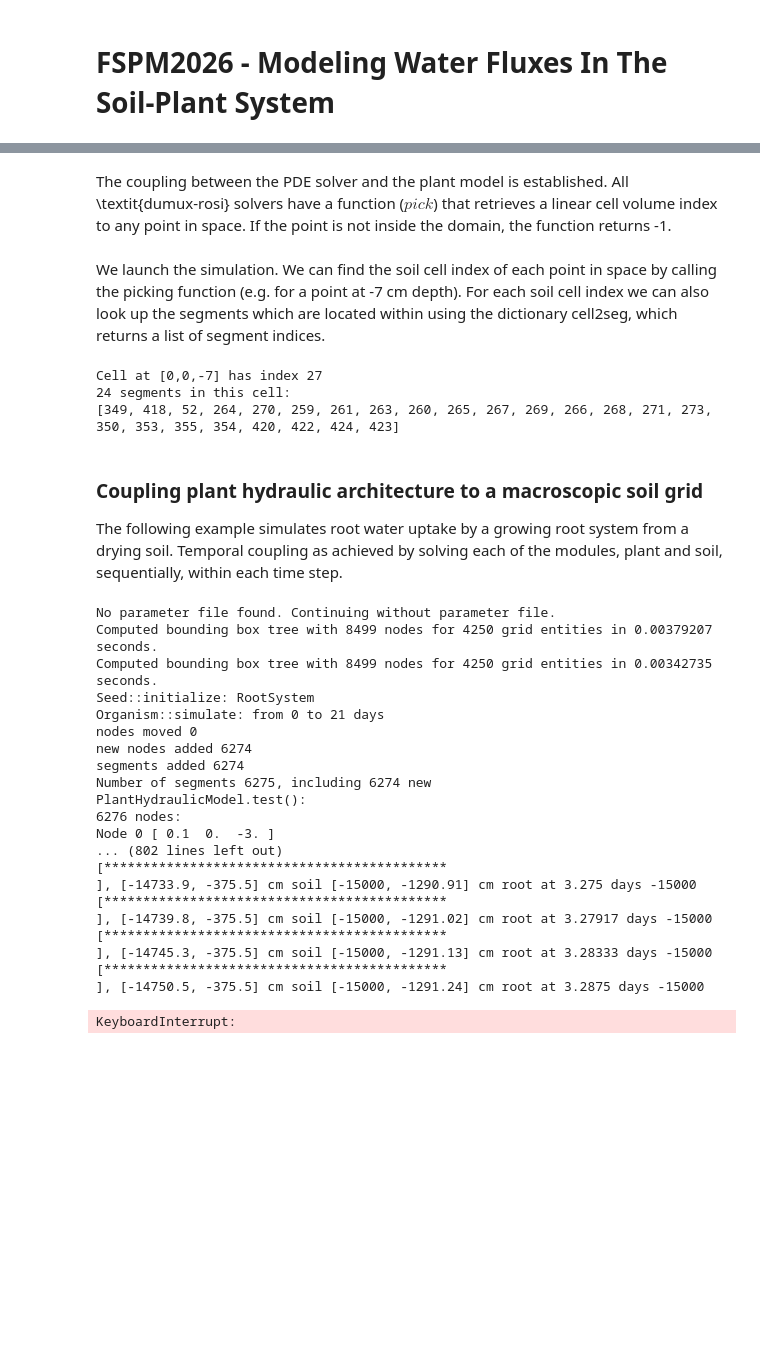
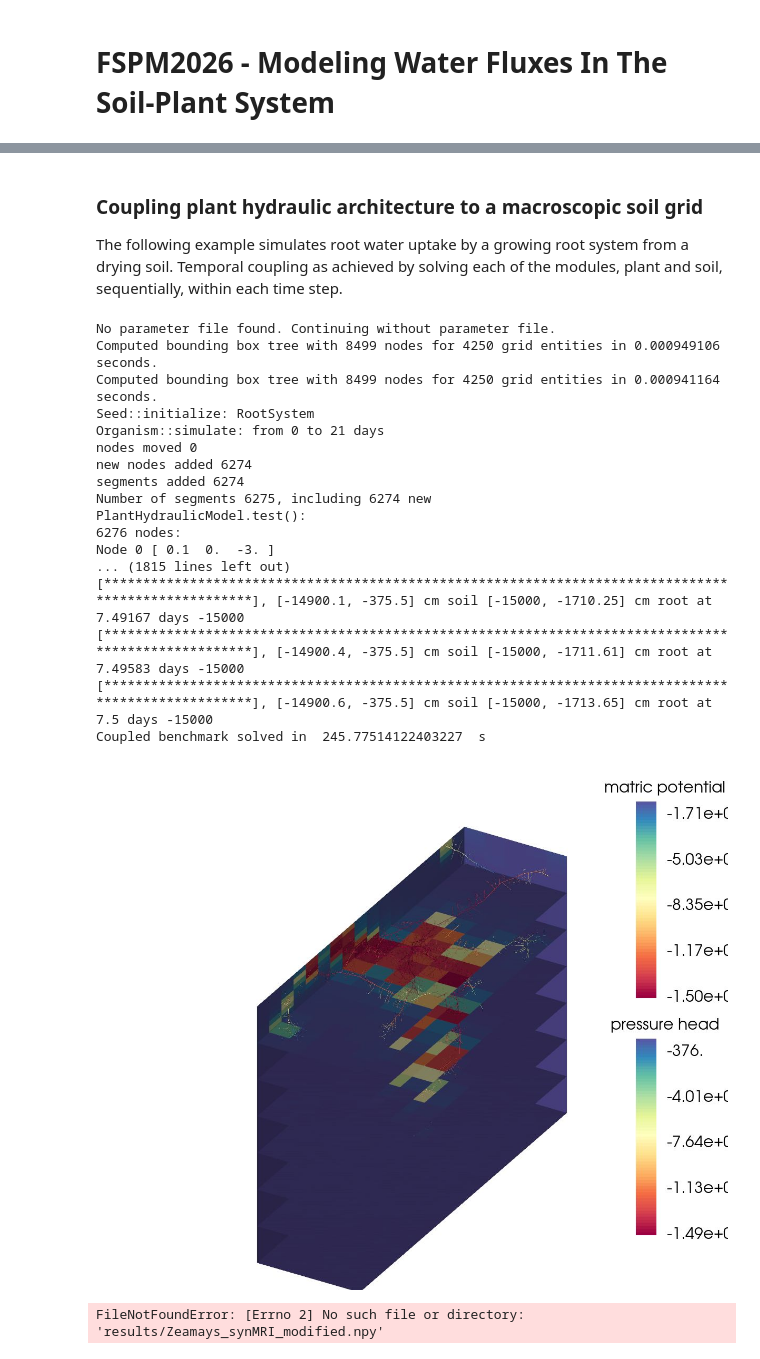
Before and after one commit to Plant-Root-Soil-Interactions-Modelling/CPlantBox, a Jupyter notebook: tutorial/jupyter/fspm_2026/4_coupled_soil_root_hydraulics.ipynb, the cells around one changed output, grey strips where cells are left out. Cells and saved outputs as stored; diff of their text form; code cells hidden in the pictures; blank space fills up the shorter version.

```diff
--- a/tutorial/jupyter/fspm_2026/4_coupled_soil_root_hydraulics.ipynb
+++ b/tutorial/jupyter/fspm_2026/4_coupled_soil_root_hydraulics.ipynb
@@ -48,45 +3,3 @@ Computed bounding box tree with 71 nodes for 36 grid entities in 2.0759e-05 seco
-# %% [markdown]
-The coupling between the PDE solver and the plant model is established. All \textit{dumux-rosi} solvers have a function ($pick$) that retrieves a linear cell volume index to any point in space. If the point is not inside the domain, the function returns -1.
-# %%
-
-# Coupling
-def picker(x, y, z):
-    """soil grid cell index for position (x, y, z)"""
-    return s.pick([x, y, z])
-
-
-plant.setSoilGrid(picker)
-# %% [markdown]
-We launch the simulation. We can find the soil cell index of each point in space by calling the picking function (e.g. for a point at -7 cm depth). For each soil cell index we can also look up the segments which are located within using the dictionary cell2seg, which returns a list of segment indices.
-# %%
-# Simulate
-plant.simulate(10.0, False)
-
-# Find segment indices in a grid cell
-ci = plant.soil_index(0, 0, -7)  # grid cell index
-print("Cell at [0,0,-7] has index", ci)
-try:
-    print(len(plant.cell2seg[ci]), "segments in this cell:")
-    print(plant.cell2seg[ci])
-except Exception:
-    print("There are no segments in this cell")
-
-# Find grid cell index for segment
-segs = plant.segments
-x = np.array([plant.seg2cell[i] for i in range(0, len(segs))])
-
-# Visualize
-ana = pb.SegmentAnalyser(plant.mappedSegments())
-ana.addData("linear_index", x)
-pd = vp.segs_to_polydata(ana, 1.0, ["radius", "linear_index"])
-root_actor, root_cbar = vp.plot_roots(pd, "linear_index", "Segment index", False)
-grid = vp.uniform_grid(box_min, box_max, cell_number)
-mesh_actor, mesh_cbar = vp.plot_mesh(grid, "", "", False)
-vp.render_window([mesh_actor[0], root_actor], "Test mapping", root_cbar, grid.GetBounds()).Start()
-# %% [output]
-Cell at [0,0,-7] has index 27
-24 segments in this cell:
-[349, 418, 52, 264, 270, 259, 261, 263, 260, 265, 267, 269, 266, 268, 271, 273, 350, 353, 355, 354, 420, 422, 424, 423]
 # %% [markdown]
 ### Coupling plant hydraulic architecture to a macroscopic soil grid
 The following example simulates root water uptake by a growing root system from a drying soil. Temporal coupling as achieved  by solving each of the modules, plant and soil, sequentially, within each time step.
@@ -191,39 +104,41 @@ for i in range(0, n_steps):  # |\label{l72c:loop}|
     )
 
     t += dt  # [day]
 
 print("Coupled benchmark solved in ", timeit.default_timer() - start_time, " s")  # |\label{l72c:timing}|
 
 # VTK visualisation |\label{l72c:plots}|
-vp.plot_roots_and_soil(hm.ms.mappedSegments(), "matric potential", h_x, s, True, np.array(box_min), np.array(box_max), cell_number)
+vp.plot_roots_and_soil(hm.ms.mappedSegments(), "matric potential", h_x, s, True, np.array(box_min), np.array(box_max),
+                       cell_number, interactiveImage = False)
 
 # Transpiration over time
 fig, ax1 = figure_style.subplots12(1, 1)
 ax1.plot(sim_times_, t_pot * sinusoidal(sim_times_), "k")  # potential transpiration
 ax1.plot(sim_times_, -np.array(t_act_), "g")  # actual transpiration
 ax2 = ax1.twinx()
 ax2.plot(sim_times_, np.cumsum(-np.array(t_act_) * dt), "c--")  # cumulative transpiratio
 ax1.set_xlabel("Time (day)")
 ax1.set_ylabel("Transpiration (mL day$^{-1}$) per plant")
 ax1.legend(["Potential", "Actual", "Cumulative"], loc="upper left")
 np.save("results/" + filename, np.vstack((sim_times_, -np.array(t_act_))))  # |\label{l72c:npsave}|
 plt.show()
 # %% [output]
 No parameter file found. Continuing without parameter file.
-Computed bounding box tree with 8499 nodes for 4250 grid entities in 0.00379207 seconds.
-Computed bounding box tree with 8499 nodes for 4250 grid entities in 0.00342735 seconds.
+Computed bounding box tree with 8499 nodes for 4250 grid entities in 0.000949106 seconds.
+Computed bounding box tree with 8499 nodes for 4250 grid entities in 0.000941164 seconds.
 Seed::initialize: RootSystem
 Organism::simulate: from 0 to 21 days
 nodes moved 0
 new nodes added 6274
 segments added 6274
 Number of segments 6275, including 6274 new
 PlantHydraulicModel.test():
 6276 nodes:
 Node 0 [ 0.1  0.  -3. ]
-... (802 lines left out)
-[********************************************                                                        ], [-14733.9, -375.5] cm soil [-15000, -1290.91] cm root at 3.275 days -15000
-[********************************************                                                        ], [-14739.8, -375.5] cm soil [-15000, -1291.02] cm root at 3.27917 days -15000
-[********************************************                                                        ], [-14745.3, -375.5] cm soil [-15000, -1291.13] cm root at 3.28333 days -15000
-[********************************************                                                        ], [-14750.5, -375.5] cm soil [-15000, -1291.24] cm root at 3.2875 days -15000
+... (1815 lines left out)
+[****************************************************************************************************], [-14900.1, -375.5] cm soil [-15000, -1710.25] cm root at 7.49167 days -15000
+[****************************************************************************************************], [-14900.4, -375.5] cm soil [-15000, -1711.61] cm root at 7.49583 days -15000
+[****************************************************************************************************], [-14900.6, -375.5] cm soil [-15000, -1713.65] cm root at 7.5 days -15000
+Coupled benchmark solved in  245.77514122403227  s
+[figure, added]
-KeyboardInterrupt:
+FileNotFoundError: [Errno 2] No such file or directory: 'results/Zeamays_synMRI_modified.npy'
```
Also changed, not shown: parts of 12 cells of this notebook.
